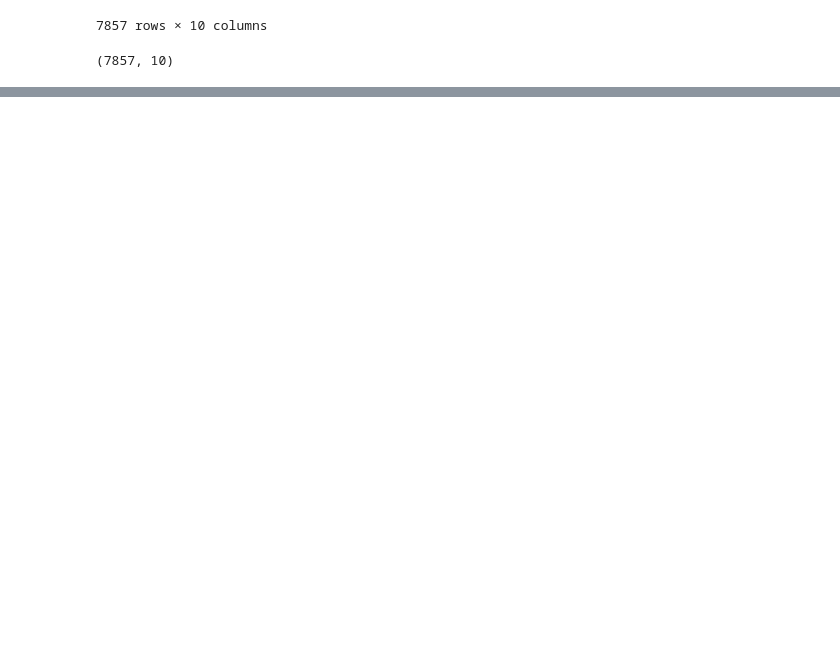
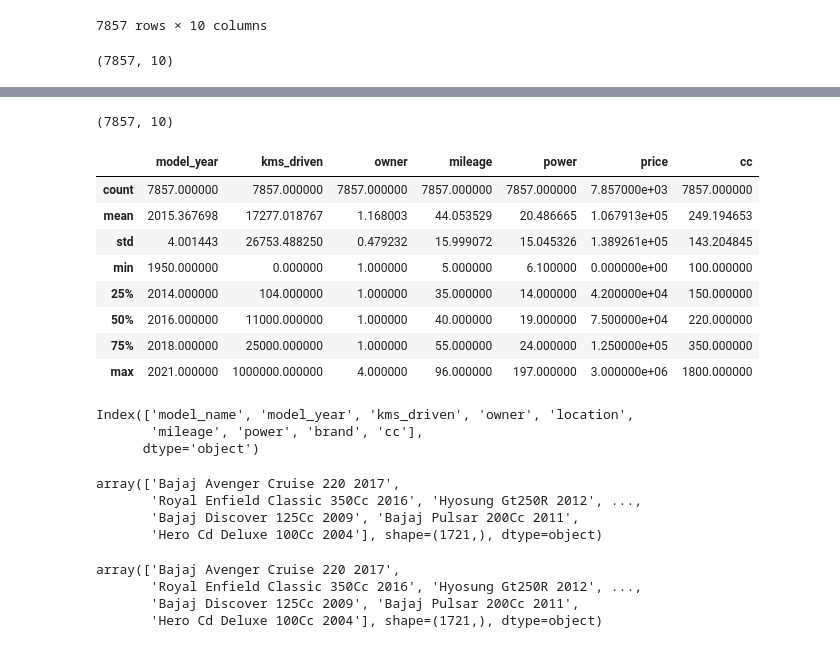
Before and after one commit to sushantkas/Pr-2-used-bikes, a Jupyter notebook: test.ipynb, the cells around one changed output, grey strips where cells are left out. Saved outputs shown, nothing was run; the diff lists cells and outputs as text; code cells hidden in the pictures; blank space fills up the shorter version.

```diff
--- a/test.ipynb
+++ b/test.ipynb
@@ -51,3 +51,7 @@ bike
 bike.shape
 # %% [output]
 (7857, 10)
+# %%
+ref_data= pd.read_csv("bikes_EDA_Cleaned.csv")
+ref_data.drop("Unnamed: 0", axis=1, inplace=True)
+ref_data.head(2)
@@ -53,0 +62,22 @@ bike.shape
+# %%
+ref_data.shape
+# %% [output]
+(7857, 10)
+# %%
+ref_data.describe()
+# %% [output]
+|  | model_year | kms_driven | owner | mileage | power | price | cc |
+| count | 7857.000000 | 7857.000000 | 7857.000000 | 7857.000000 | 7857.000000 | 7.857000e+03 | 7857.000000 |
+| mean | 2015.367698 | 17277.018767 | 1.168003 | 44.053529 | 20.486665 | 1.067913e+05 | 249.194653 |
+| std | 4.001443 | 26753.488250 | 0.479232 | 15.999072 | 15.045326 | 1.389261e+05 | 143.204845 |
+| min | 1950.000000 | 0.000000 | 1.000000 | 5.000000 | 6.100000 | 0.000000e+00 | 100.000000 |
+| 25% | 2014.000000 | 104.000000 | 1.000000 | 35.000000 | 14.000000 | 4.200000e+04 | 150.000000 |
+| 50% | 2016.000000 | 11000.000000 | 1.000000 | 40.000000 | 19.000000 | 7.500000e+04 | 220.000000 |
+| 75% | 2018.000000 | 25000.000000 | 1.000000 | 55.000000 | 24.000000 | 1.250000e+05 | 350.000000 |
+| max | 2021.000000 | 1000000.000000 | 4.000000 | 96.000000 | 197.000000 | 3.000000e+06 | 1800.000000 |
+# %%
+ref_data.drop("price", axis=1).columns
+# %% [output]
+Index(['model_name', 'model_year', 'kms_driven', 'owner', 'location',
+       'mileage', 'power', 'brand', 'cc'],
+      dtype='object')
@@ -53,0 +87,14 @@ bike.shape
+# %%
+ref_data["model_name"].unique()
+# %% [output]
+array(['Bajaj Avenger Cruise 220 2017',
+       'Royal Enfield Classic 350Cc 2016', 'Hyosung Gt250R 2012', ...,
+       'Bajaj Discover 125Cc 2009', 'Bajaj Pulsar 200Cc 2011',
+       'Hero Cd Deluxe 100Cc 2004'], shape=(1721,), dtype=object)
+# %%
+model_name=ref_data["model_name"].unique()
+# %% [output]
+array(['Bajaj Avenger Cruise 220 2017',
+       'Royal Enfield Classic 350Cc 2016', 'Hyosung Gt250R 2012', ...,
+       'Bajaj Discover 125Cc 2009', 'Bajaj Pulsar 200Cc 2011',
+       'Hero Cd Deluxe 100Cc 2004'], shape=(1721,), dtype=object)
```
Also changed, not shown: parts of 8 cells of this notebook, 6 other files.
